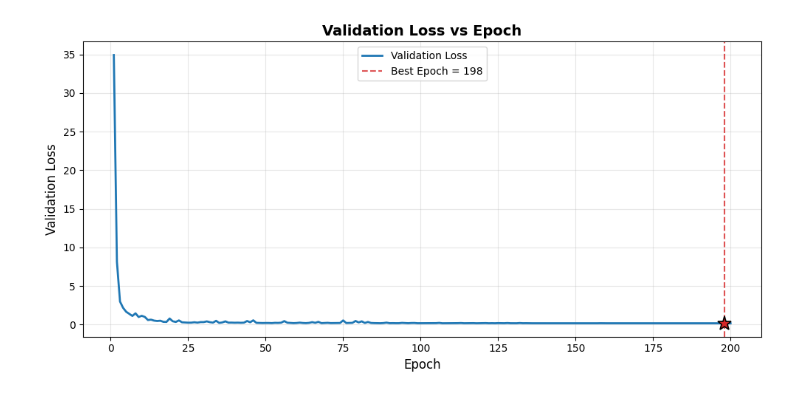
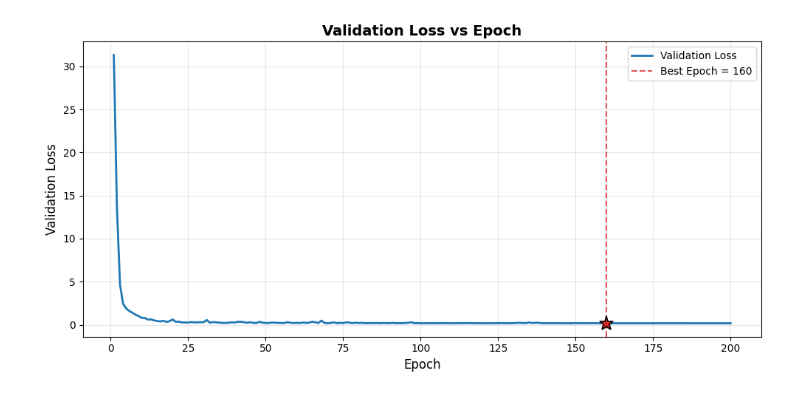
Before and after one commit to aquigney/sparseDPD, a Jupyter notebook: refactored_notebook.ipynb, the cells around one changed output. Saved outputs shown, nothing was run; the diff lists cells and outputs as text; code cells hidden in the pictures.

```diff
--- a/refactored_notebook.ipynb
+++ b/refactored_notebook.ipynb
@@ -17,7 +17,7 @@ volterra_forward_model = Volterra(num_nl_orders=5, num_memory_levels=3, dataset=
 print(f" Volterra NMSE: {volterra_forward_model.calculate_volterra_nmse(simpleDataManager.test_dataset)} dB")
 
 # Test NN forward performance
-forward_nn = NeuralNetwork(num_memory_levels=7, model_type='PNTDNN', forward_model=True)
+forward_nn = NeuralNetwork(num_memory_levels=3, model_type='PNTDNN', forward_model=True)
 train_losses_fwd, valid_losses_fwd, best_epoch_fwd = forward_nn.get_best_model(num_epochs=200, training_dataset=simpleDataManager.training_dataset, validation_dataset=simpleDataManager.validation_dataset, learning_rate=1e-2)
 # Print NMSE for forward model
 fwd_nmse = forward_nn.calculate_forward_nmse(simpleDataManager.test_dataset)
@@ -44,4 +44,4 @@ NN Forward Model NMSE: -37.35 dB
-[figure, old version]
+[figure, new version]
 # %%
 # Run linear pruning experiment on simple dataset
 exp = LinearExperiment(forward_nn, 12, 0.1, 200, simpleDataManager.get_training_data(), simpleDataManager.get_validation_data(), simpleDataManager.get_test_data())
```
Also changed, not shown: parts of 2 cells of this notebook.
